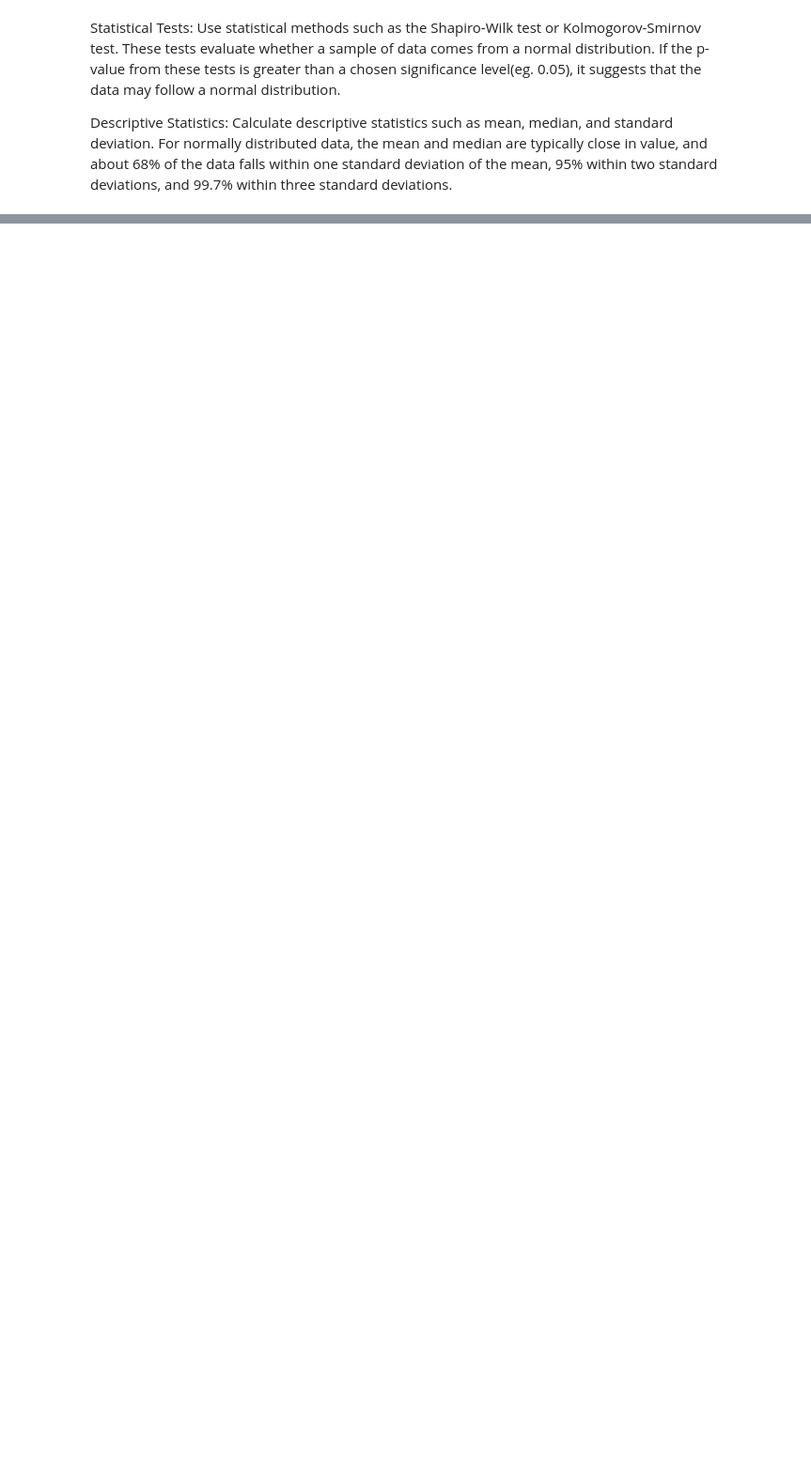
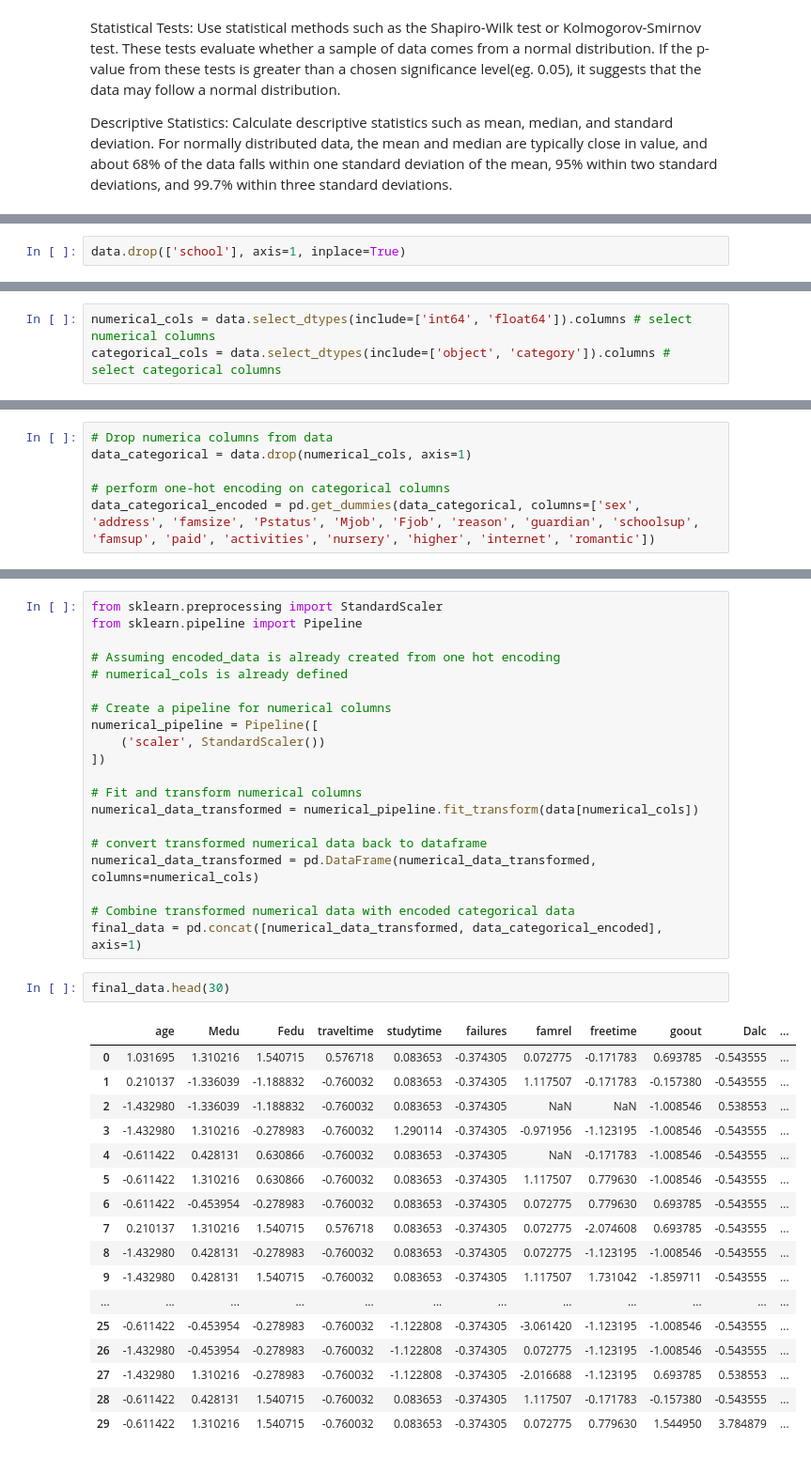
Before and after one commit to VictorAbhi/Student_Performance_Analysis, a Jupyter notebook: Student_Performance_Analysis.ipynb, the cells around one changed output, grey strips where cells are left out. Shown at 94% size. Drawn from its saved outputs; the diff is of its cells as text; blank space fills up the shorter version.

Commit message:
removing outliers, revised EDA, encoding, day-2

```diff
--- a/Student_Performance_Analysis.ipynb
+++ b/Student_Performance_Analysis.ipynb
@@ -385,0 +708,2 @@ plt.show()
+# %%
+data.drop(['school'], axis=1, inplace=True)
@@ -385,0 +720,3 @@ plt.show()
+# %%
+numerical_cols = data.select_dtypes(include=['int64', 'float64']).columns # select numerical columns
+categorical_cols = data.select_dtypes(include=['object', 'category']).columns # select categorical columns
@@ -385,0 +736,6 @@ plt.show()
+# %%
+# Drop numerica columns from data
+data_categorical = data.drop(numerical_cols, axis=1)
+
+# perform one-hot encoding on categorical columns
+data_categorical_encoded = pd.get_dummies(data_categorical, columns=['sex', 'address', 'famsize', 'Pstatus', 'Mjob', 'Fjob', 'reason', 'guardian', 'schoolsup', 'famsup', 'paid', 'activities', 'nursery', 'higher', 'internet', 'romantic'])
@@ -385,0 +764,40 @@ plt.show()
+# %%
+from sklearn.preprocessing import StandardScaler
+from sklearn.pipeline import Pipeline
+
+# Assuming encoded_data is already created from one hot encoding
+# numerical_cols is already defined
+
+# Create a pipeline for numerical columns
+numerical_pipeline = Pipeline([
+    ('scaler', StandardScaler())
+])
+
+# Fit and transform numerical columns
+numerical_data_transformed = numerical_pipeline.fit_transform(data[numerical_cols])
+
+# convert transformed numerical data back to dataframe
+numerical_data_transformed = pd.DataFrame(numerical_data_transformed, columns=numerical_cols)
+
+# Combine transformed numerical data with encoded categorical data
+final_data = pd.concat([numerical_data_transformed, data_categorical_encoded], axis=1)
+# %%
+final_data.head(30)
+# %% [output]
+|  | age | Medu | Fedu | traveltime | studytime | failures | famrel | freetime | goout | Dalc | ... |
+| 0 | 1.031695 | 1.310216 | 1.540715 | 0.576718 | 0.083653 | -0.374305 | 0.072775 | -0.171783 | 0.693785 | -0.543555 | ... |
+| 1 | 0.210137 | -1.336039 | -1.188832 | -0.760032 | 0.083653 | -0.374305 | 1.117507 | -0.171783 | -0.157380 | -0.543555 | ... |
+| 2 | -1.432980 | -1.336039 | -1.188832 | -0.760032 | 0.083653 | -0.374305 | NaN | NaN | -1.008546 | 0.538553 | ... |
+| 3 | -1.432980 | 1.310216 | -0.278983 | -0.760032 | 1.290114 | -0.374305 | -0.971956 | -1.123195 | -1.008546 | -0.543555 | ... |
+| 4 | -0.611422 | 0.428131 | 0.630866 | -0.760032 | 0.083653 | -0.374305 | NaN | -0.171783 | -1.008546 | -0.543555 | ... |
+| 5 | -0.611422 | 1.310216 | 0.630866 | -0.760032 | 0.083653 | -0.374305 | 1.117507 | 0.779630 | -1.008546 | -0.543555 | ... |
+| 6 | -0.611422 | -0.453954 | -0.278983 | -0.760032 | 0.083653 | -0.374305 | 0.072775 | 0.779630 | 0.693785 | -0.543555 | ... |
+| 7 | 0.210137 | 1.310216 | 1.540715 | 0.576718 | 0.083653 | -0.374305 | 0.072775 | -2.074608 | 0.693785 | -0.543555 | ... |
+| 8 | -1.432980 | 0.428131 | -0.278983 | -0.760032 | 0.083653 | -0.374305 | 0.072775 | -1.123195 | -1.008546 | -0.543555 | ... |
+| 9 | -1.432980 | 0.428131 | 1.540715 | -0.760032 | 0.083653 | -0.374305 | 1.117507 | 1.731042 | -1.859711 | -0.543555 | ... |
+| ... | ... | ... | ... | ... | ... | ... | ... | ... | ... | ... | ... |
+| 25 | -0.611422 | -0.453954 | -0.278983 | -0.760032 | -1.122808 | -0.374305 | -3.061420 | -1.123195 | -1.008546 | -0.543555 | ... |
+| 26 | -1.432980 | -0.453954 | -0.278983 | -0.760032 | -1.122808 | -0.374305 | 0.072775 | -1.123195 | -1.008546 | -0.543555 | ... |
+| 27 | -1.432980 | 1.310216 | -0.278983 | -0.760032 | -1.122808 | -0.374305 | -2.016688 | -1.123195 | 0.693785 | 0.538553 | ... |
+| 28 | -0.611422 | 0.428131 | 1.540715 | -0.760032 | 0.083653 | -0.374305 | 1.117507 | -0.171783 | -0.157380 | -0.543555 | ... |
+| 29 | -0.611422 | 1.310216 | 1.540715 | -0.760032 | 0.083653 | -0.374305 | 0.072775 | 0.779630 | 1.544950 | 3.784879 | ... |
```
Also changed, not shown: parts of 43 cells of this notebook, 30 other files.
